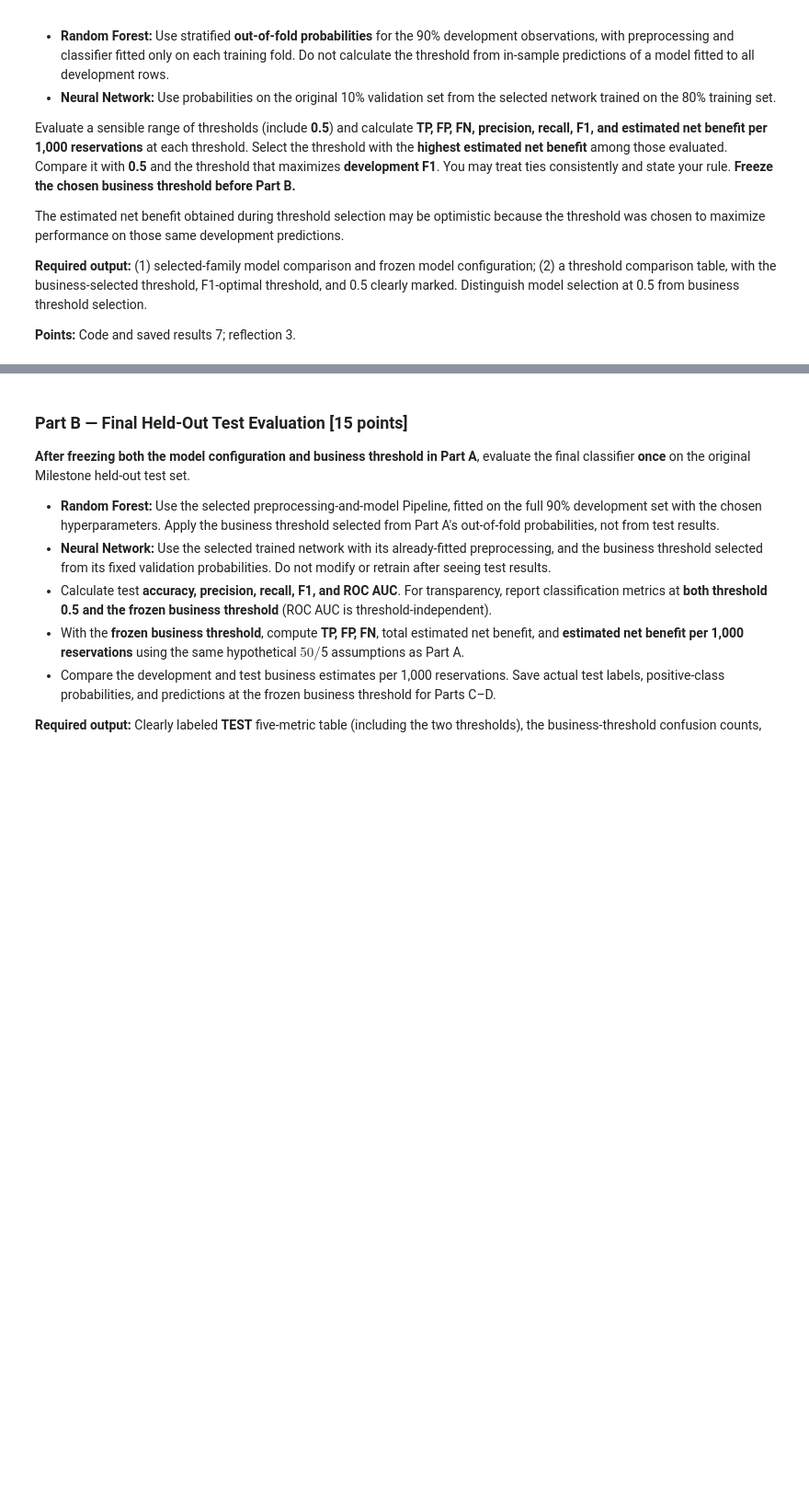
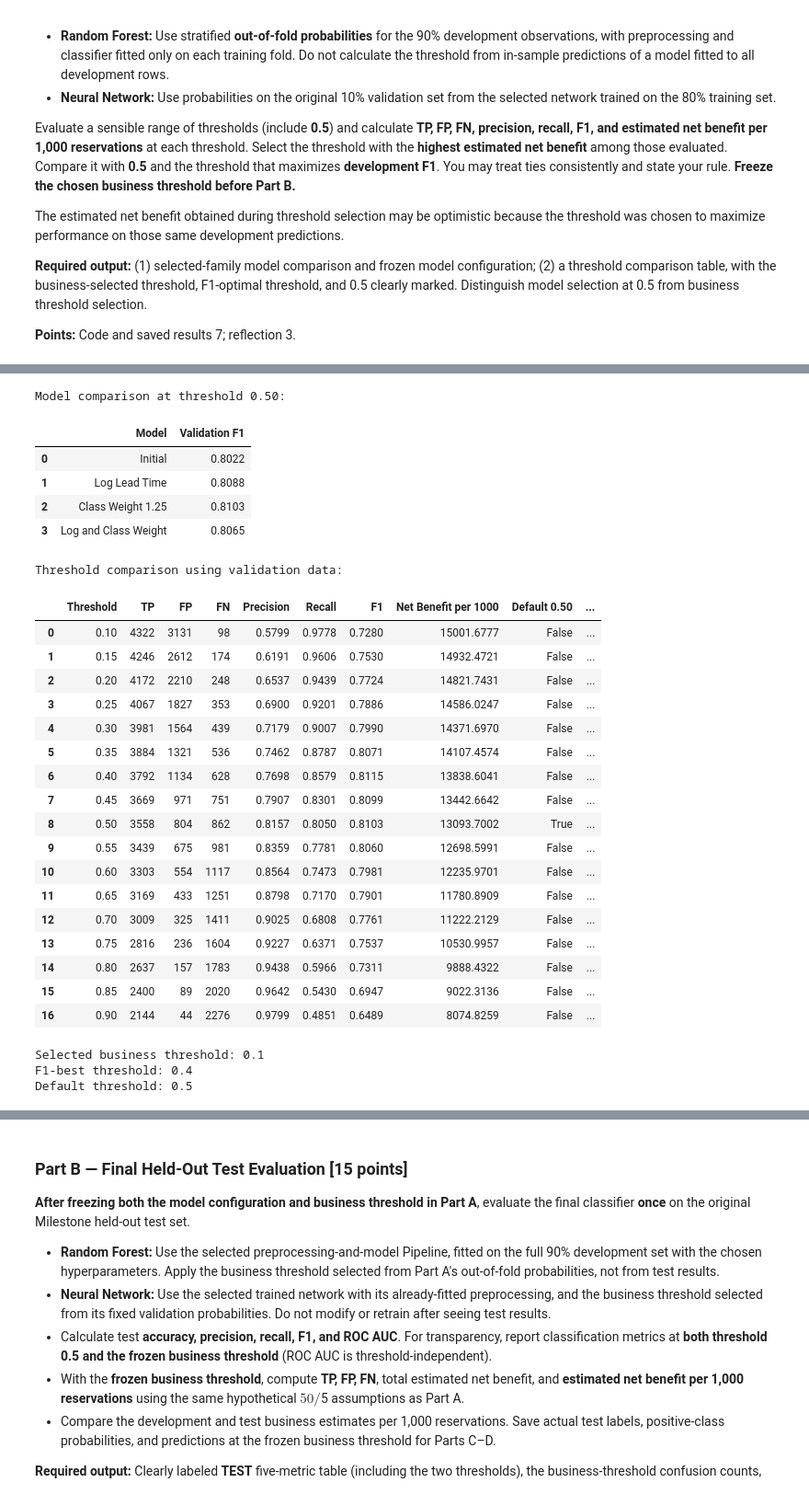
Before and after one commit to anamomds/machinelearningfall26, a Jupyter notebook: DX603_Final_Project_Classification.ipynb, the cells around one changed output, grey strips where cells are left out. Shown at 92% size. Drawn from its saved outputs; the diff is of its cells as text; code cells hidden in the pictures; blank space fills up the shorter version.

```diff
--- a/DX603_Final_Project_Classification.ipynb
+++ b/DX603_Final_Project_Classification.ipynb
@@ -634,12 +1404,66 @@ The estimated net benefit obtained during threshold selection may be optimistic
 # %%
 # REQUIRED SAVED OUTPUT — Part A Results
 # 1. Comparable model-candidate table and final configuration.
 # 2. Development-only threshold table: threshold, TP, FP, FN, precision,
 #    recall, F1, and estimated net benefit per 1,000 reservations.
 # 3. Clearly identify threshold 0.5, development F1-optimal threshold,
 #    and selected business-optimal threshold; print selected threshold.
 
 # YOUR CODE HERE
+
+print("Model comparison at threshold 0.50:")
+
+display(model_choices.round(4))
+
+
+print("Threshold comparison using validation data:")
+
+display(threshold_results.round(4))
+
+
+print(
+    "Selected business threshold:",
+    selected_business_threshold
+)
+
+print(
+    "F1-best threshold:",
+    f1_best_threshold
+)
+
+print(
+    "Default threshold:",
+    0.50
+)
+# %% [output]
+Model comparison at threshold 0.50:
+|  | Model | Validation F1 |
+| 0 | Initial | 0.8022 |
+| 1 | Log Lead Time | 0.8088 |
+| 2 | Class Weight 1.25 | 0.8103 |
+| 3 | Log and Class Weight | 0.8065 |
+Threshold comparison using validation data:
+|  | Threshold | TP | FP | FN | Precision | Recall | F1 | Net Benefit per 1000 | Default 0.50 | ... |
+| 0 | 0.10 | 4322 | 3131 | 98 | 0.5799 | 0.9778 | 0.7280 | 15001.6777 | False | ... |
+| 1 | 0.15 | 4246 | 2612 | 174 | 0.6191 | 0.9606 | 0.7530 | 14932.4721 | False | ... |
+| 2 | 0.20 | 4172 | 2210 | 248 | 0.6537 | 0.9439 | 0.7724 | 14821.7431 | False | ... |
+| 3 | 0.25 | 4067 | 1827 | 353 | 0.6900 | 0.9201 | 0.7886 | 14586.0247 | False | ... |
+| 4 | 0.30 | 3981 | 1564 | 439 | 0.7179 | 0.9007 | 0.7990 | 14371.6970 | False | ... |
+| 5 | 0.35 | 3884 | 1321 | 536 | 0.7462 | 0.8787 | 0.8071 | 14107.4574 | False | ... |
+| 6 | 0.40 | 3792 | 1134 | 628 | 0.7698 | 0.8579 | 0.8115 | 13838.6041 | False | ... |
+| 7 | 0.45 | 3669 | 971 | 751 | 0.7907 | 0.8301 | 0.8099 | 13442.6642 | False | ... |
+| 8 | 0.50 | 3558 | 804 | 862 | 0.8157 | 0.8050 | 0.8103 | 13093.7002 | True | ... |
+| 9 | 0.55 | 3439 | 675 | 981 | 0.8359 | 0.7781 | 0.8060 | 12698.5991 | False | ... |
+| 10 | 0.60 | 3303 | 554 | 1117 | 0.8564 | 0.7473 | 0.7981 | 12235.9701 | False | ... |
+| 11 | 0.65 | 3169 | 433 | 1251 | 0.8798 | 0.7170 | 0.7901 | 11780.8909 | False | ... |
+| 12 | 0.70 | 3009 | 325 | 1411 | 0.9025 | 0.6808 | 0.7761 | 11222.2129 | False | ... |
+| 13 | 0.75 | 2816 | 236 | 1604 | 0.9227 | 0.6371 | 0.7537 | 10530.9957 | False | ... |
+| 14 | 0.80 | 2637 | 157 | 1783 | 0.9438 | 0.5966 | 0.7311 | 9888.4322 | False | ... |
+| 15 | 0.85 | 2400 | 89 | 2020 | 0.9642 | 0.5430 | 0.6947 | 9022.3136 | False | ... |
+| 16 | 0.90 | 2144 | 44 | 2276 | 0.9799 | 0.4851 | 0.6489 | 8074.8259 | False | ... |
+Selected business threshold: 0.1
+F1-best threshold: 0.4
+Default threshold: 0.5
 # %% [markdown]
 **Your Answer — Reflection: Model and Business Threshold Selection**
 
```
Also changed, not shown: parts of 33 cells of this notebook.
